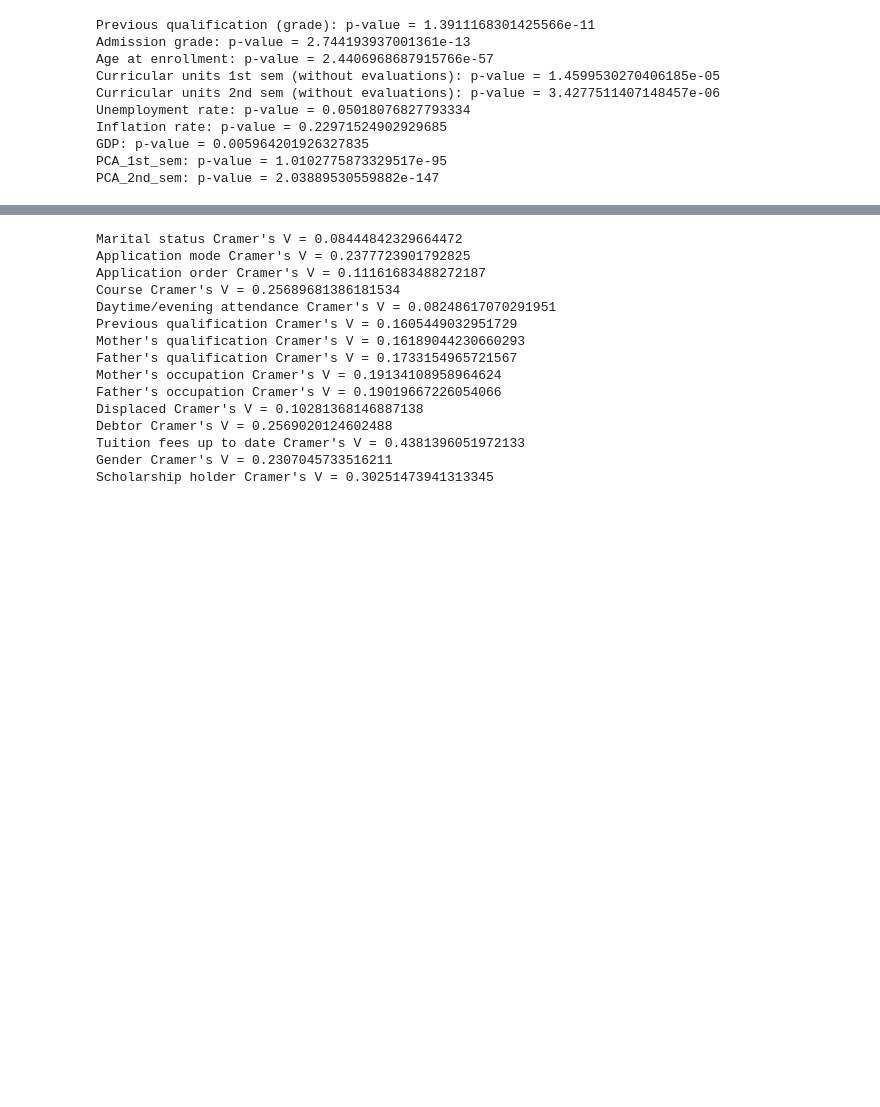
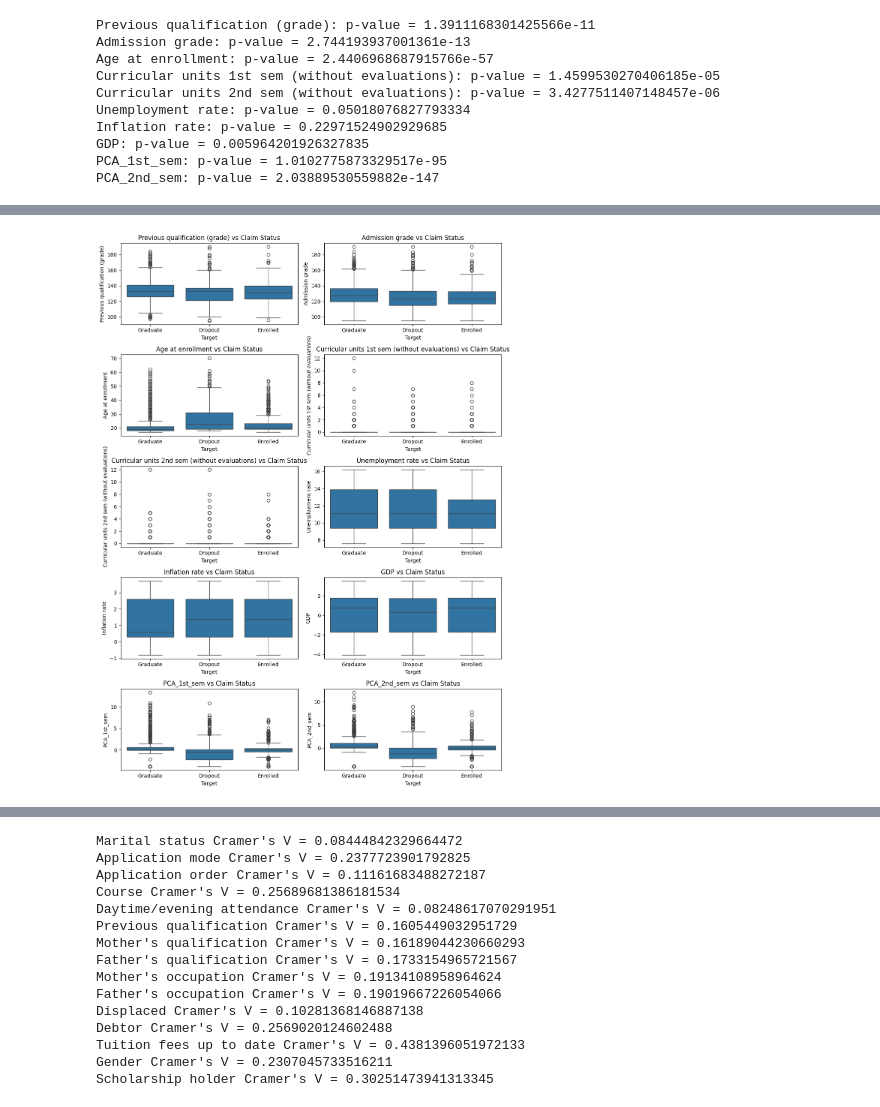
Before and after one commit to sitanglin117/ML_Student_Dropout_Classification, a Jupyter notebook: machine learning-classification project.ipynb, the cells around one changed output, grey strips where cells are left out. Saved outputs shown, nothing was run; the diff lists cells and outputs as text; code cells hidden in the pictures; blank space fills up the shorter version.

```diff
--- a/machine learning-classification project.ipynb
+++ b/machine learning-classification project.ipynb
@@ -522,14 +539,3 @@ Inflation rate: p-value = 0.22971524902929685
 GDP: p-value = 0.005964201926327835
 PCA_1st_sem: p-value = 1.0102775873329517e-95
 PCA_2nd_sem: p-value = 2.03889530559882e-147
-# %%
-# plot sidtribution Numeric variables x target variable plot
-
-numeric_cols = X_train.select_dtypes(include=['int64','float64']).columns.tolist()
-
-for col in numeric_cols:
-    plt.figure(figsize=(3, 2))
-    sns.boxplot(x=y_train, y=X_train[col])
-    plt.title(f'{col} vs Claim Status')
-
-    plt.show()
@@ -546,0 +542,24 @@ for col in numeric_cols:
+# %%
+# Plot visualization for numerical data
+
+numeric_cols = X_train.select_dtypes(include=['int64','float64']).columns.tolist()
+
+n_cols = 2
+n_rows = math.ceil(len(numeric_cols) / n_cols)
+
+fig, axes = plt.subplots(n_rows, n_cols, figsize=(n_cols*5.5, n_rows*3))
+axes = axes.flatten()
+
+for i, col in enumerate(numeric_cols):
+    sns.boxplot(
+        x=y_train,
+        y=X_train[col],
+        ax=axes[i]
+    )
+    axes[i].set_title(f'{col} vs Claim Status')
+
+
+plt.tight_layout()
+plt.show()
+# %% [output]
+[figure, added]
```
Also changed, not shown: parts of 57 cells of this notebook, 2 other files.
